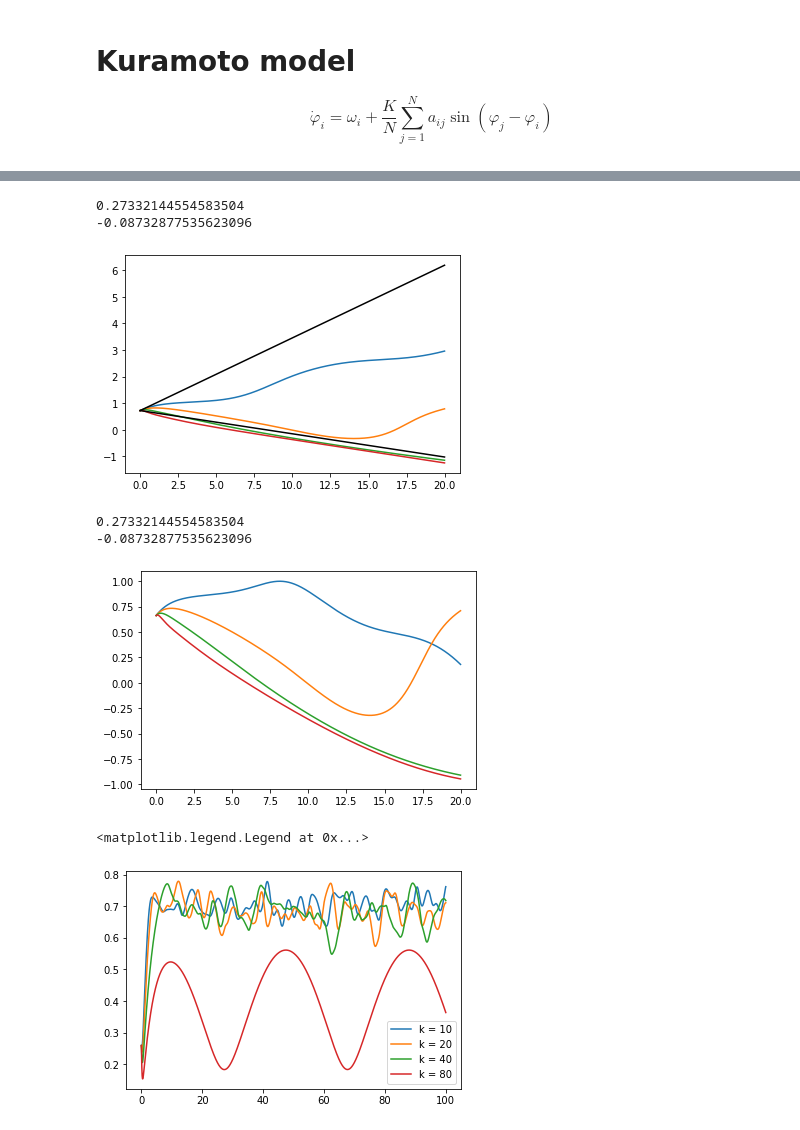
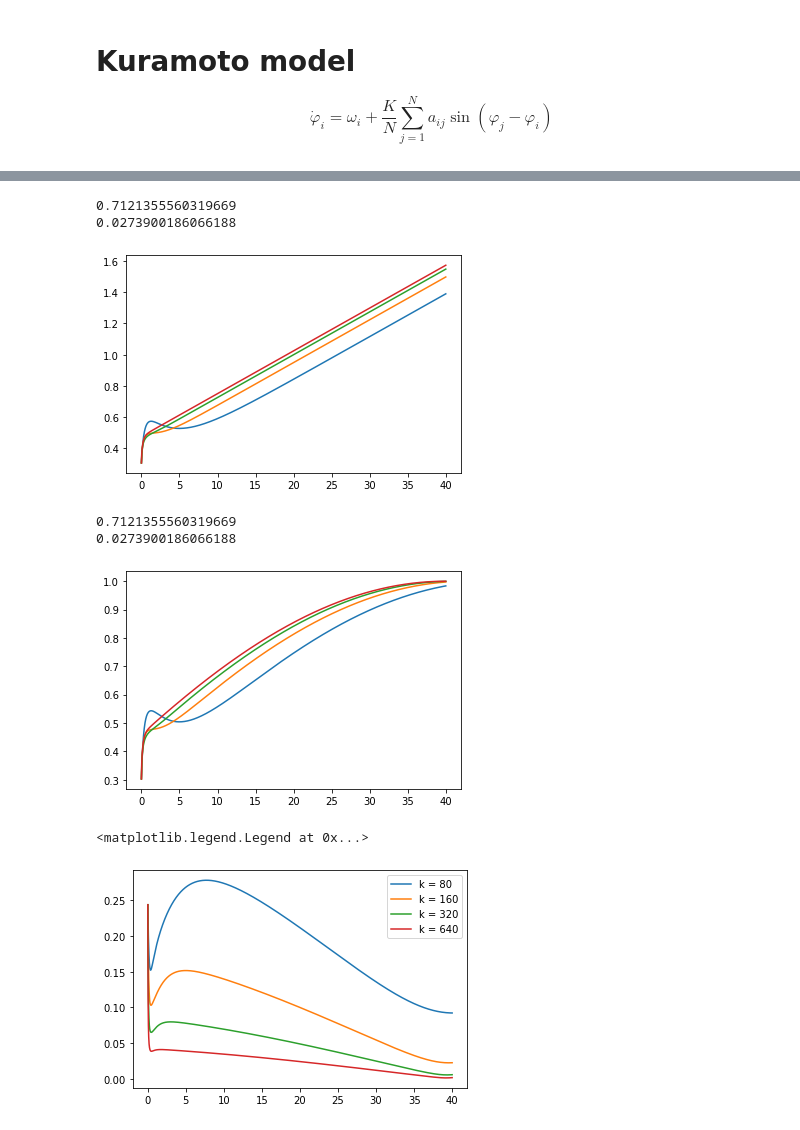
Before and after one commit to KatieJ16/Coupled_oscillators, a Jupyter notebook: Kuramoto_model_2d_subplots.ipynb, the cells around one changed output, grey strips where cells are left out. Drawn from its saved outputs; the diff is of its cells as text; code cells hidden in the pictures.

```diff
--- a/Kuramoto_model_2d_subplots.ipynb
+++ b/Kuramoto_model_2d_subplots.ipynb
@@ -11,12 +11,12 @@ $$ \dot \varphi_i = \omega_i + \frac K N \sum_{j=1}^N{a_{ij}}\sin(\varphi_j - \v
 # %%
 #define all needed variables
 N = 10
-phi = np.zeros(N)
+# phi = np.zeros(N)
 omega = np.random.uniform(low=-1, high=1, size=(N**2))
 # omega = omega**3 - 0.3*omega
-K = 10
+K = 10*8
 
-def make_A(N):
+def make_A(N=10):
     #make an adjaceny matrix for an NxN systems where neighbors are connected.
     #periodic boundary conditions
 
@@ -85,7 +85,7 @@ A = make_A(N)
 # plt.figure()
 # plt.imshow(A)
 dt = 0.01 #timestep size, if this is too large, weird things seem to be happening
-T_max = 100. #maximum time to run simulation for
+T_max = 40. #maximum time to run simulation for
 t = np.arange(0, T_max, dt)
 # print(t.shape)
 # %%
@@ -230,20 +231,20 @@ done
 # %%
 %matplotlib inline
 i = 25
 plt.plot(t, sol1[:,i])
 plt.plot(t, sol2[:,i])
 plt.plot(t, sol4[:,i])
 plt.plot(t, sol8[:,i])
 print(omega[i])
 print(np.mean(omega))
 
-plt.plot(t, omega[i]*t + sol1[0,i], 'black')
-plt.plot(t, np.mean(omega)*t + sol1[0,i], 'black')
+# plt.plot(t, omega[i]*t + sol1[0,i], 'black')
+# plt.plot(t, np.mean(omega)*t + sol1[0,i], 'black')
 plt.show()
 # %% [output]
-0.27332144554583504
--0.08732877535623096
+0.7121355560319669
+0.0273900186066188
-[figure, old version]
+[figure, new version]
 # %%
 %matplotlib inline
 i = 25
@@ -258,9 +259,9 @@ print(np.mean(omega))
 # plt.plot(t, np.mean(omega)*t + sol1[0,i], 'black')
 plt.show()
 # %% [output]
-0.27332144554583504
--0.08732877535623096
+0.7121355560319669
+0.0273900186066188
-[figure, old version]
+[figure, new version]
 # %%
 #looking at how the std changes with time for the different levels of sychonization
 #I was thinking that as the oscialltors get schronized, the std would decrease.
@@ -272,4 +273,4 @@ plt.plot(t, np.std(np.sin(sol8), axis = 1) ,label = "k = "+str(8*K))
 plt.legend()
 # %% [output]
 <matplotlib.legend.Legend at 0x...>
-[figure, old version]
+[figure, new version]
```
Also changed, not shown: parts of 5 cells of this notebook.
